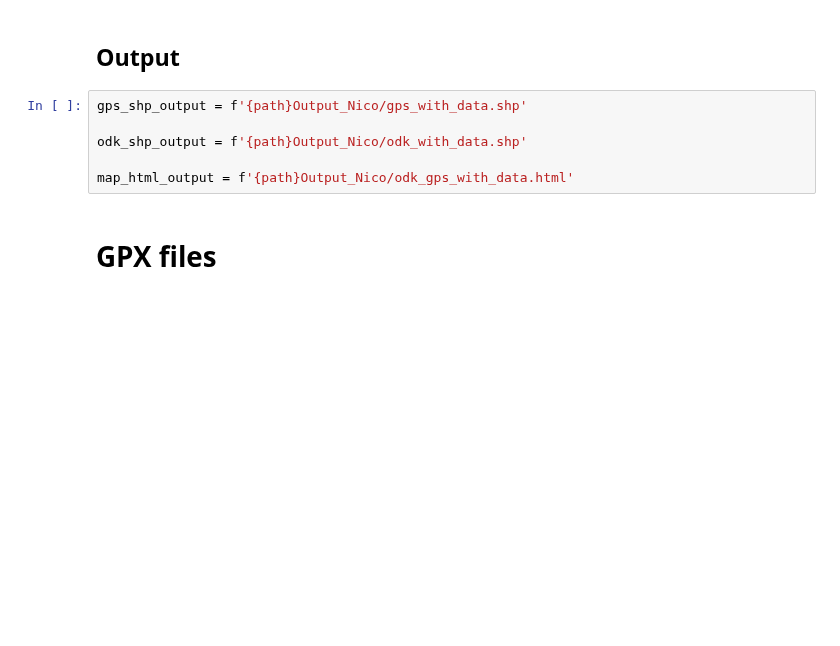
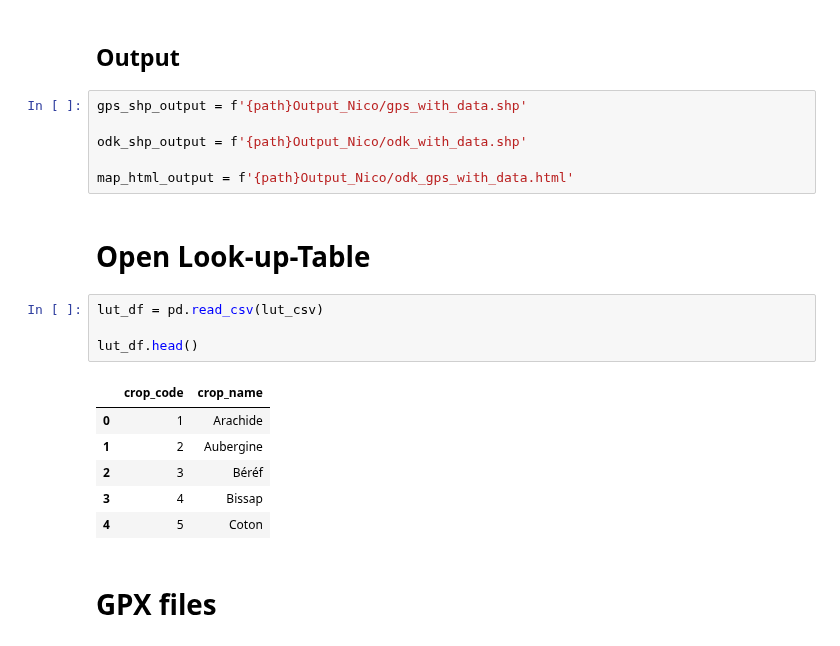
Before and after one commit to nicolasdeffense/eo-toolbox, a Jupyter notebook: notebooks_working/EOStat/clean_in_situ_senegal.ipynb, the cells around one changed output. Drawn from its saved outputs; the diff is of its cells as text; blank space fills up the shorter version.

```diff
--- a/notebooks_working/EOStat/clean_in_situ_senegal.ipynb
+++ b/notebooks_working/EOStat/clean_in_situ_senegal.ipynb
@@ -23,6 +28,19 @@ gps_shp_output = f'{path}Output_Nico/gps_with_data.shp'
 odk_shp_output = f'{path}Output_Nico/odk_with_data.shp'
 
 map_html_output = f'{path}Output_Nico/odk_gps_with_data.html'
+# %% [markdown]
+# Open Look-up-Table
+# %%
+lut_df = pd.read_csv(lut_csv)
+
+lut_df.head()
+# %% [output]
+|  | crop_code | crop_name |
+| 0 | 1 | Arachide |
+| 1 | 2 | Aubergine |
+| 2 | 3 | Béréf |
+| 3 | 4 | Bissap |
+| 4 | 5 | Coton |
 # %% [markdown]
 # GPX files
 # %%
```
Also changed, not shown: parts of 5 cells of this notebook, 1 other file.
